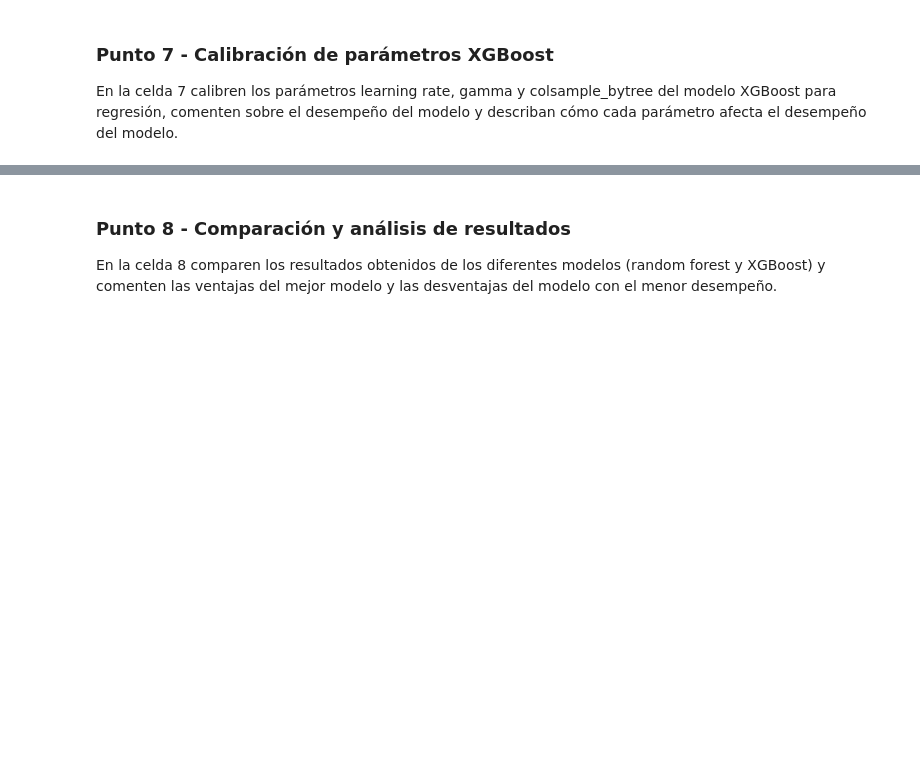
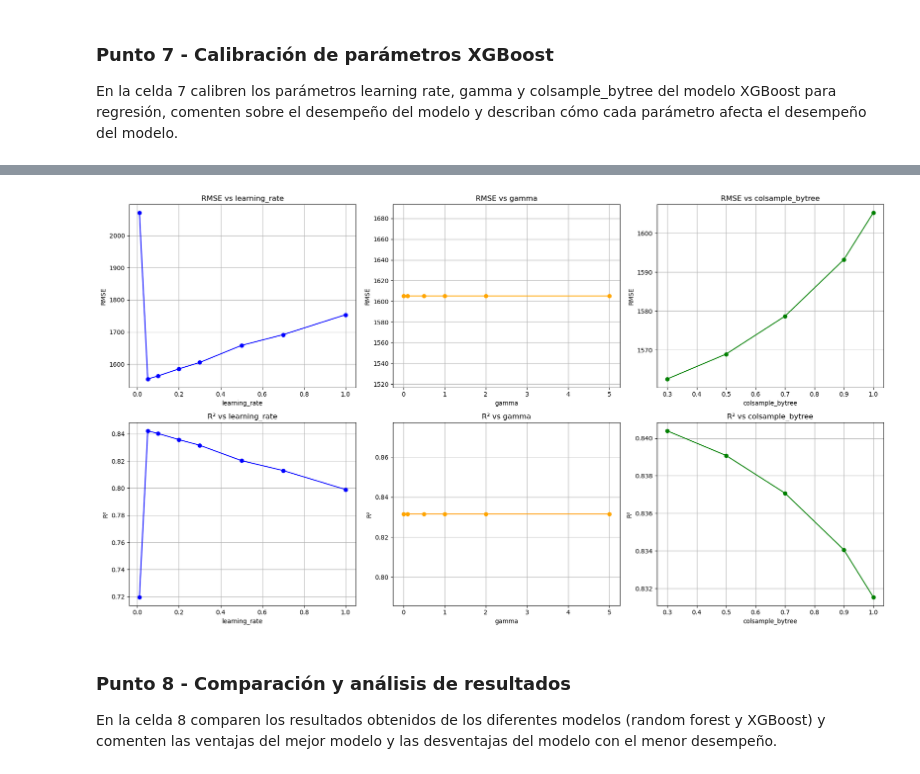
Before and after one commit to monsedcgc19/MIAD_ML_NLP_2025, a Jupyter notebook: Semana 2/S2TC1_RandomForests_Boosting.ipynb, the cells around one changed output, grey strips where cells are left out. Cells and saved outputs as stored; diff of their text form; code cells hidden in the pictures; blank space fills up the shorter version.

```diff
--- a/Semana 2/S2TC1_RandomForests_Boosting.ipynb
+++ b/Semana 2/S2TC1_RandomForests_Boosting.ipynb
@@ -417,3 +517,94 @@ En la celda 7 calibren los parámetros learning rate, gamma y colsample_bytree d
+# %%
+### RMSE y R^2 segun valores de hiperparametros
+import numpy as np
+import matplotlib.pyplot as plt
+from xgboost import XGBRegressor
+from sklearn.metrics import mean_squared_error, r2_score
+from sklearn.model_selection import train_test_split
+
+# Dividir los datos
+X_train, X_test, y_train, y_test = train_test_split(X, y, test_size=0.33, random_state=42)
+
+# Valores a evaluar
+learning_rates = [0.01, 0.05, 0.1, 0.2, 0.3, 0.5, 0.7, 1.0]
+gamma_values = [0, 0.1, 0.5, 1, 2, 5]
+colsample_values = [0.3, 0.5, 0.7, 0.9, 1.0]
+
+# Inicializar listas
+rmse_lr, r2_lr = [], []
+rmse_gamma, r2_gamma = [], []
+rmse_colsample, r2_colsample = [], []
+
+# Evaluar learning_rate
+for lr in learning_rates:
+    model = XGBRegressor(learning_rate=lr, n_estimators=100, random_state=42)
+    model.fit(X_train, y_train)
+    y_pred = model.predict(X_test)
+    rmse_lr.append(np.sqrt(mean_squared_error(y_test, y_pred)))
+    r2_lr.append(r2_score(y_test, y_pred))
+
+# Evaluar gamma
+for gamma in gamma_values:
+    model = XGBRegressor(gamma=gamma, n_estimators=100, random_state=42)
+    model.fit(X_train, y_train)
+    y_pred = model.predict(X_test)
+    rmse_gamma.append(np.sqrt(mean_squared_error(y_test, y_pred)))
+    r2_gamma.append(r2_score(y_test, y_pred))
+
+# Evaluar colsample_bytree
+for cs in colsample_values:
+    model = XGBRegressor(colsample_bytree=cs, n_estimators=100, random_state=42)
+    model.fit(X_train, y_train)
+    y_pred = model.predict(X_test)
+    rmse_colsample.append(np.sqrt(mean_squared_error(y_test, y_pred)))
+    r2_colsample.append(r2_score(y_test, y_pred))
+
+# Crear figura con 6 subplots (2 filas, 3 columnas)
+fig, axs = plt.subplots(2, 3, figsize=(18, 10))
+
+# --- Fila 1: RMSE ---
+axs[0, 0].plot(learning_rates, rmse_lr, marker='o', color='blue')
+axs[0, 0].set_title('RMSE vs learning_rate')
+axs[0, 0].set_xlabel('learning_rate')
+axs[0, 0].set_ylabel('RMSE')
+axs[0, 0].grid(True)
+
+axs[0, 1].plot(gamma_values, rmse_gamma, marker='o', color='orange')
+axs[0, 1].set_title('RMSE vs gamma')
+axs[0, 1].set_xlabel('gamma')
+axs[0, 1].set_ylabel('RMSE')
+axs[0, 1].grid(True)
+
+axs[0, 2].plot(colsample_values, rmse_colsample, marker='o', color='green')
+axs[0, 2].set_title('RMSE vs colsample_bytree')
+axs[0, 2].set_xlabel('colsample_bytree')
+axs[0, 2].set_ylabel('RMSE')
+axs[0, 2].grid(True)
+
+# --- Fila 2: R2 ---
+axs[1, 0].plot(learning_rates, r2_lr, marker='o', color='blue')
+axs[1, 0].set_title('R² vs learning_rate')
+axs[1, 0].set_xlabel('learning_rate')
+axs[1, 0].set_ylabel('R²')
+axs[1, 0].grid(True)
+
+axs[1, 1].plot(gamma_values, r2_gamma, marker='o', color='orange')
+axs[1, 1].set_title('R² vs gamma')
+axs[1, 1].set_xlabel('gamma')
+axs[1, 1].set_ylabel('R²')
+axs[1, 1].grid(True)
+
+axs[1, 2].plot(colsample_values, r2_colsample, marker='o', color='green')
+axs[1, 2].set_title('R² vs colsample_bytree')
+axs[1, 2].set_xlabel('colsample_bytree')
+axs[1, 2].set_ylabel('R²')
+axs[1, 2].grid(True)
+
+# Ajustar espacio entre subplots
+plt.tight_layout()
+plt.show()
+# %% [output]
+[figure, added]
 # %% [markdown]
 ### Punto 8 - Comparación y análisis de resultados
 En la celda 8 comparen los resultados obtenidos de los diferentes modelos (random forest y XGBoost) y comenten las ventajas del mejor modelo y las desventajas del modelo con el menor desempeño.
```
Also changed, not shown: parts of 6 cells of this notebook.
